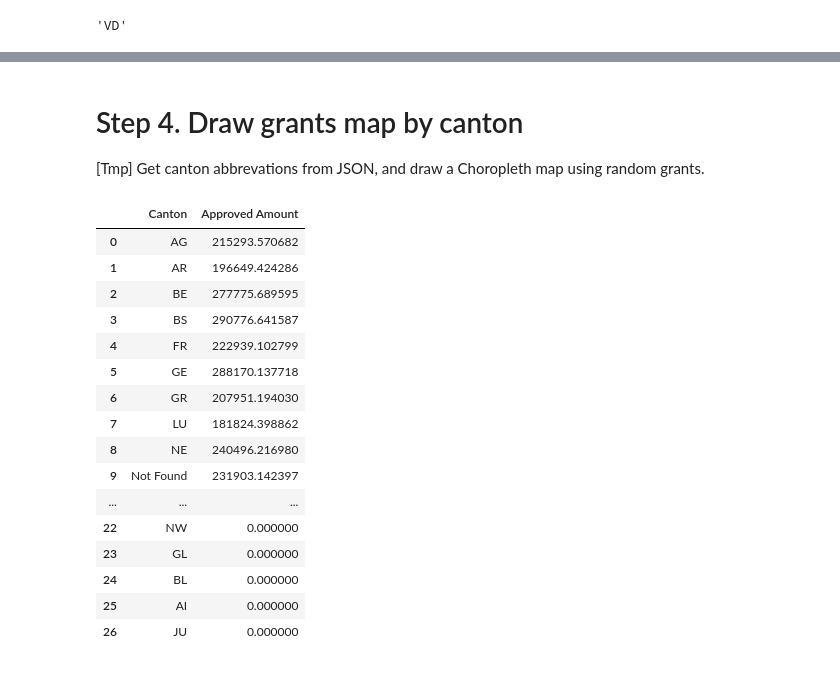
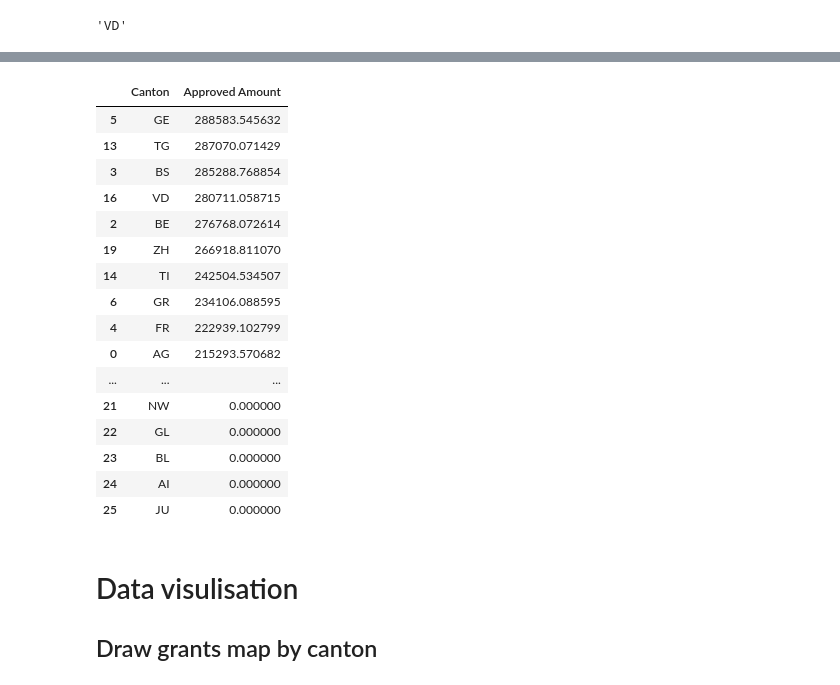
Before and after one commit to BeforeRain/ADA-homework, a Jupyter notebook: 03 - Interactive Viz/University_Canton.ipynb, the cells around one changed output, grey strips where cells are left out. Saved outputs shown, nothing was run; the diff lists cells and outputs as text; code cells hidden in the pictures.

Commit message:
Add institution field for search with GoogleMaps; Code refactoring

```diff
--- a/03 - Interactive Viz/University_Canton.ipynb
+++ b/03 - Interactive Viz/University_Canton.ipynb
@@ -332 +341,15 @@ for uni in universities[0]:
+# %%
+# intialize uni_canton_dict from file
+# uni_canton_dict maps university to canton
+uni_canton_df = pd.read_csv('uni_canton.csv', encoding='utf-8')
+uni_canton_df.set_index('University', inplace=True)
+uni_canton_dict = uni_canton_df.to_dict()['0']
+# %%
+def find_canton(row):
+    # if not searched before
+    if row.University not in uni_canton_dict:
+        search_keys = construct_search_keys(row.University, row.Institution)
+        uni_canton_dict[row.University] = search_canton(search_keys)
+        print(row.University + " " + uni_canton_dict[row.University])
+    return uni_canton_dict[row.University]
 # %%
@@ -373,0 +359,3 @@ found_rate
+# %%
+df = data.copy()
+df['Canton'] = df.apply(find_canton, axis=1)
@@ -406,4 +384,3 @@ dtype: object
 # %%
-canton_grants_df = uni_grants_df[['Approved Amount', 'Canton']].groupby(['Canton']).mean()
+canton_grants_df = df[['Approved Amount', 'Canton']].groupby(['Canton']).mean()
 canton_grants_df.reset_index(inplace=True)
-canton_grants_df
@@ -428,31 +387,32 @@ canton_grants_df
-# %% [markdown]
-# Step 4. Draw grants map by canton
-[Tmp] Get canton abbrevations from JSON, and draw a Choropleth map using random grants.
 # %%
 # Add missing data
 for canton_id in canton_ids:
     if canton_id not in canton_grants_df['Canton'].values:
         canton_grants_df = canton_grants_df.append({'Canton':canton_id, 'Approved Amount': 0.0}, ignore_index=True)
 
+canton_grants_df = canton_grants_df.sort_values(by=['Approved Amount'], ascending=False)
 canton_grants_df
 # %% [output]
 |  | Canton | Approved Amount |
+| 5 | GE | 288583.545632 |
+| 13 | TG | 287070.071429 |
+| 3 | BS | 285288.768854 |
+| 16 | VD | 280711.058715 |
+| 2 | BE | 276768.072614 |
+| 19 | ZH | 266918.811070 |
+| 14 | TI | 242504.534507 |
+| 6 | GR | 234106.088595 |
+| 4 | FR | 222939.102799 |
 | 0 | AG | 215293.570682 |
-| 1 | AR | 196649.424286 |
-| 2 | BE | 277775.689595 |
-| 3 | BS | 290776.641587 |
-| 4 | FR | 222939.102799 |
-| 5 | GE | 288170.137718 |
-| 6 | GR | 207951.194030 |
-| 7 | LU | 181824.398862 |
-| 8 | NE | 240496.216980 |
-| 9 | Not Found | 231903.142397 |
 | ... | ... | ... |
-| 22 | NW | 0.000000 |
-| 23 | GL | 0.000000 |
-| 24 | BL | 0.000000 |
-| 25 | AI | 0.000000 |
-| 26 | JU | 0.000000 |
+| 21 | NW | 0.000000 |
+| 22 | GL | 0.000000 |
+| 23 | BL | 0.000000 |
+| 24 | AI | 0.000000 |
+| 25 | JU | 0.000000 |
+# %% [markdown]
+# Data visulisation
+##  Draw grants map by canton
 # %%
 map = folium.Map(location=[46.82244,8.22410], zoom_start=8)
 map.choropleth(data=canton_grants_df,
```
Also changed, not shown: parts of 51 cells of this notebook, 2 other files.
